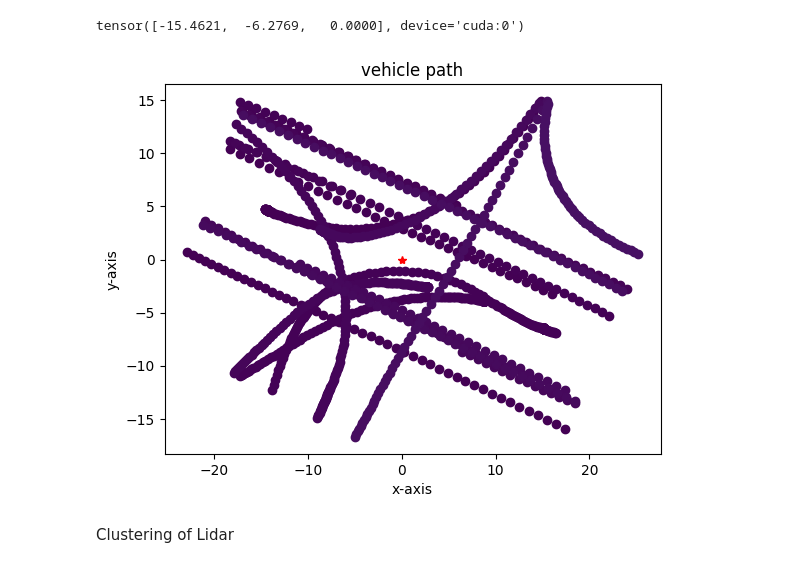
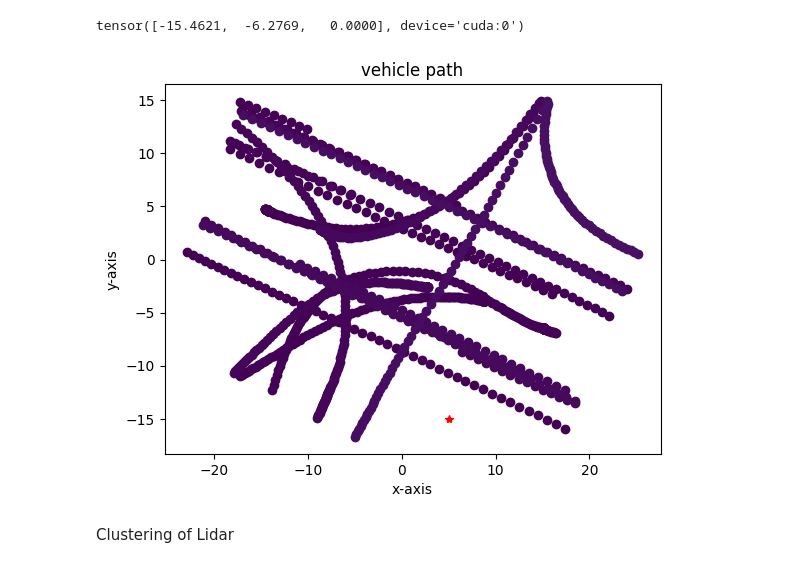
Before and after one commit to Akshit0601/Generating-Gazebo-Environment-Labels, a Jupyter notebook: catvehicle/src/logic_building.ipynb, the cells around one changed output. Cells and saved outputs as stored; diff of their text form; code cells hidden in the pictures.

```diff
--- a/catvehicle/src/logic_building.ipynb
+++ b/catvehicle/src/logic_building.ipynb
@@ -78,32 +78,32 @@ tensor([-15.4621,  -6.2769,   0.0000], device='cuda:0')
 # %%
 import matplotlib.pyplot as plt
 import pandas
 import matplotlib.colors as mcolors
 import matplotlib.cm as cm
 
 color_map = cm.viridis
 
 data = pandas.read_csv("data.csv")
 norm = mcolors.Normalize(vmin=0, vmax=len(data.id.unique()))
 
 fig, ax = plt.subplots()
 ax.set_xlabel('x-axis')
 ax.set_ylabel('y-axis')
 ax.set_title('vehicle path')
 plt.ion()  # Turn on interactive mode for dynamic updating
 
 for i in data.id.unique()[:20]:
     data_temp = data[data['id']==i]
     color = color_map(norm(i))
 
     # for _,row in data_temp.iterrows():
     ax.scatter(data_temp.x.to_list(),data_temp.y.to_list(),c=[color])
 
-ax.plot(0,0,c="red",marker = "*")
+ax.plot(5,-15,c="red",marker = "*")
 plt.ioff()
 plt.show()
 # %% [output]
-[figure, old version]
+[figure, new version]
 # %% [markdown]
 Clustering of Lidar
 # %%
```
Also changed, not shown: parts of 19 cells of this notebook.
